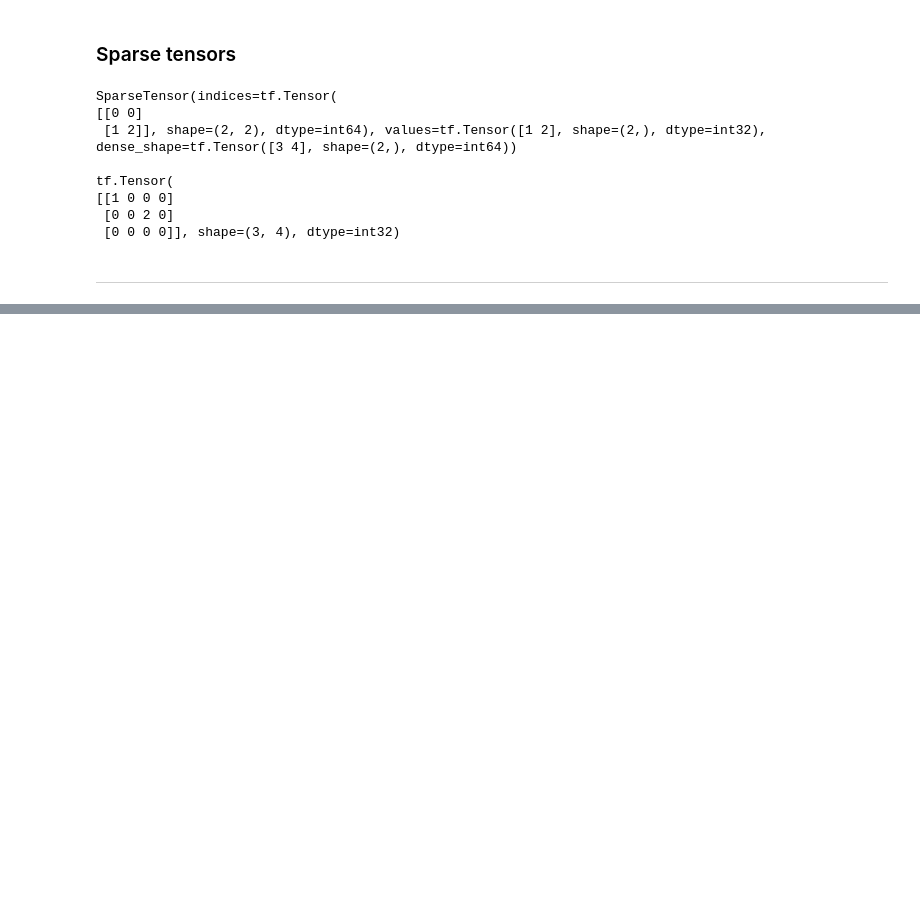
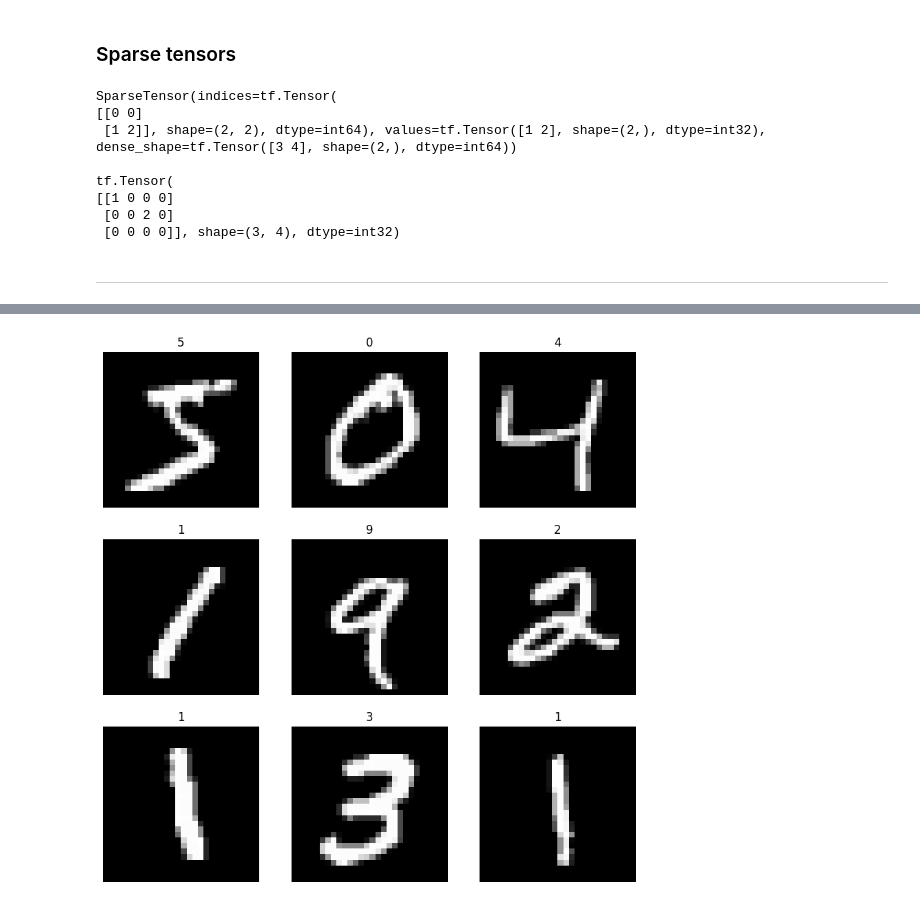
Before and after one commit to Yoasobisong/ML-note, a Jupyter notebook: Tensor/tf_basic.ipynb, the cells around one changed output, grey strips where cells are left out. Cells and saved outputs as stored; diff of their text form; code cells hidden in the pictures; blank space fills up the shorter version.

Commit message:
matplotlib update

```diff
--- a/Tensor/tf_basic.ipynb
+++ b/Tensor/tf_basic.ipynb
@@ -476,0 +475,91 @@ Error:
+# %%
+# Import necessary libraries
+import tensorflow as tf
+from tensorflow.keras import layers, models
+import matplotlib.pyplot as plt
+
+# Load and prepare the MNIST dataset
+def load_dataset():
+    (train_images, train_labels), (test_images, test_labels) = tf.keras.datasets.mnist.load_data()
+
+    # Reshape the images to include the channels dimension (1 for grayscale)
+    train_images = train_images.reshape((60000, 28, 28, 1))
+    test_images = test_images.reshape((10000, 28, 28, 1))
+
+    # Normalize pixel values between 0 and 1
+    train_images = train_images.astype('float32') / 255.0
+    test_images = test_images.astype('float32') / 255.0
+
+    return train_images, train_labels, test_images, test_labels
+
+# Build the CNN model
+# 定义CNN模型
+def build_model():
+    model = models.Sequential()
+    model.add(layers.Conv2D(32, (3, 3), activation='relu', input_shape=(28, 28, 1)))
+    model.add(layers.MaxPooling2D((2, 2)))
+    model.add(layers.Conv2D(64, (3, 3), activation='relu'))
+    model.add(layers.MaxPooling2D((2, 2)))
+    model.add(layers.Conv2D(64, (3, 3), activation='relu'))
+
+    model.add(layers.Flatten())
+    model.add(layers.Dense(64, activation='relu'))
+    model.add(layers.Dropout(0.2))
+    model.add(layers.Dense(10))  # 移除activation='softmax'
+
+    model.compile(optimizer='adam',
+                  loss=tf.keras.losses.SparseCategoricalCrossentropy(from_logits=True),
+                  metrics=['accuracy'])
+
+    return model
+
+
+# Train the model
+def train_model(model, train_images, train_labels, test_images, test_labels):
+    history = model.fit(train_images, train_labels, epochs=10,
+                        validation_data=(test_images, test_labels))
+    return history
+
+# Evaluate the model
+def evaluate_model(model, test_images, test_labels):
+    test_loss, test_acc = model.evaluate(test_images, test_labels)
+    print(f'Test accuracy: {test_acc}')
+
+# Use the model for predictions
+def make_predictions(model, test_images, test_labels):
+    predictions = model.predict(test_images)
+    return predictions
+
+# Main function
+def main():
+    train_images, train_labels, test_images, test_labels = load_dataset()
+
+    # Optional: Visualize some images
+    plt.figure(figsize=(10, 10))
+    for i in range(9):
+        plt.subplot(3, 3, i+1)
+        plt.imshow(train_images[i].reshape((28, 28)), cmap='gray')
+        plt.title(train_labels[i])
+        plt.axis('off')
+    plt.show()
+
+    model = build_model()
+    history = train_model(model, train_images, train_labels, test_images, test_labels)
+    evaluate_model(model, test_images, test_labels)
+
+    # Example usage: Make predictions on a few test images
+    predictions = make_predictions(model, test_images[:9], test_labels[:9])
+    predicted_labels = tf.argmax(predictions, axis=1)
+
+    plt.figure(figsize=(10, 10))
+    for i in range(9):
+        plt.subplot(3, 3, i+1)
+        plt.imshow(test_images[i].reshape((28, 28)), cmap='gray')
+        plt.title(f'Prediction: {predicted_labels[i]}')
+        plt.axis('off')
+    plt.show()
+
+if __name__ == "__main__":
+    main()
+# %% [output]
+[figure, added]
```
Also changed, not shown: parts of 3 cells of this notebook, 3 other files.
